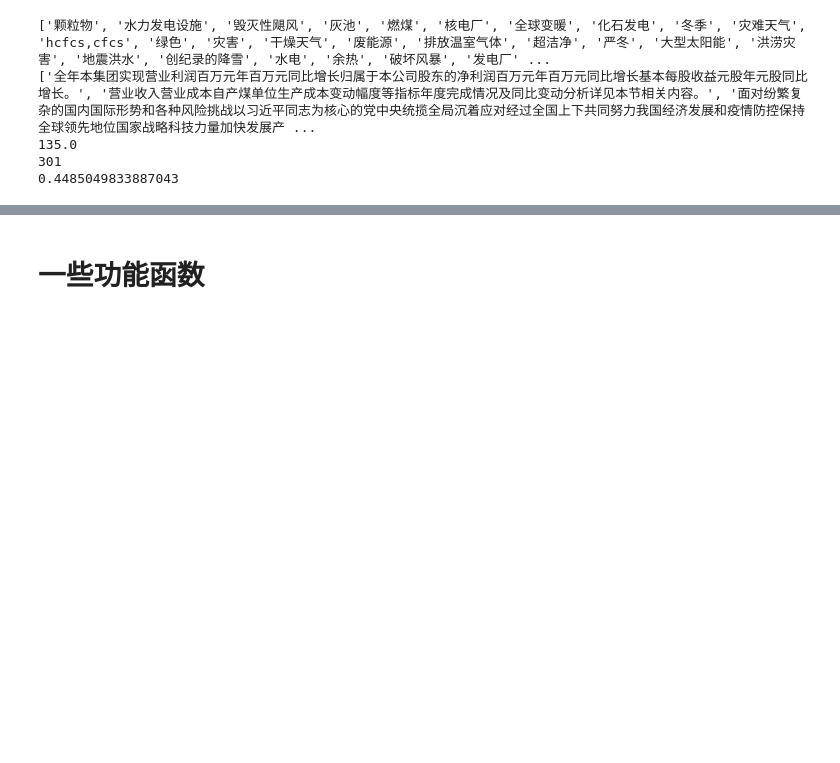
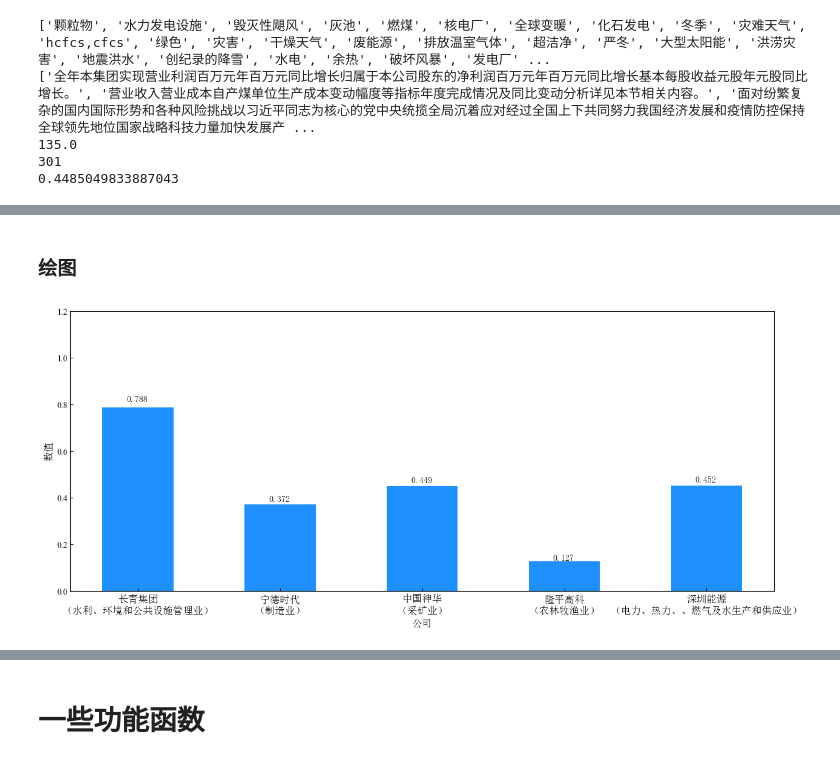
Before and after one commit to songqiang321/Data-Crawler-and-Text-Analysis, a Jupyter notebook: Text_Analysis.ipynb, the cells around one changed output, grey strips where cells are left out. Drawn from its saved outputs; the diff is of its cells as text; code cells hidden in the pictures; blank space fills up the shorter version.

```diff
--- a/Text_Analysis.ipynb
+++ b/Text_Analysis.ipynb
@@ -128,0 +137,24 @@ print(count/total_sentence)
+# %% [markdown]
+### 绘图
+# %%
+import warnings
+warnings.filterwarnings('ignore')
+
+import numpy as np
+import matplotlib.pyplot as plt
+from matplotlib import rcParams
+
+# 设置全局字体及大小，设置公式字体
+config = {
+    "font.family":'serif',        # 衬线字体
+    "font.size": 12,              # 相当于小四大小
+    "mathtext.fontset":'stix',    # matplotlib渲染数学字体时使用的字体，和Times New Roman差别不大
+    "font.serif": ['SimSun'],     # 宋体SimSun
+    "axes.unicode_minus": False,  # 用来正常显示负号
+    "xtick.direction":'in',       # 横坐标轴的刻度设置向内(in)或向外(out)
+    "ytick.direction":'in',       # 纵坐标轴的刻度设置向内(in)或向外(out)
+}
+rcParams.update(config)
+
+%matplotlib inline
+# 内置魔法函数，不用再 plt.show()
@@ -128,0 +164,20 @@ print(count/total_sentence)
+# %%
+value = [0.788, 0.372, 0.449, 0.127, 0.452]
+name = ['长青集团\n（水利、环境和公共设施管理业）', '宁德时代\n（制造业）', '中国神华\n（采矿业）','隆平高科\n（农林牧渔业）', '深圳能源\n（电力、热力、、燃气及水生产和供应业）']
+
+def autolabel(rects):
+    for rect in rects:
+        height = rect.get_height()
+        plt.text(rect.get_x() + rect.get_width()/2.-0.08, 1.03*height, '%s' % float(height), size=10, family='SimSun')
+
+plt.figure(figsize=(15, 6))
+cm = plt.bar(name, value, width=0.5, color='dodgerblue')
+autolabel(cm)
+plt.ylim((0, 1.2))
+plt.xlabel('公司', size=12)
+plt.ylabel('数值', size=12)
+#plt.xticks(len(name),name, size = 10)
+plt.yticks(fontproperties='Times New Roman', size = 10)
+plt.show()
+# %% [output]
+[figure, added]
```
Also changed, not shown: parts of 12 cells of this notebook, 49 other files.
